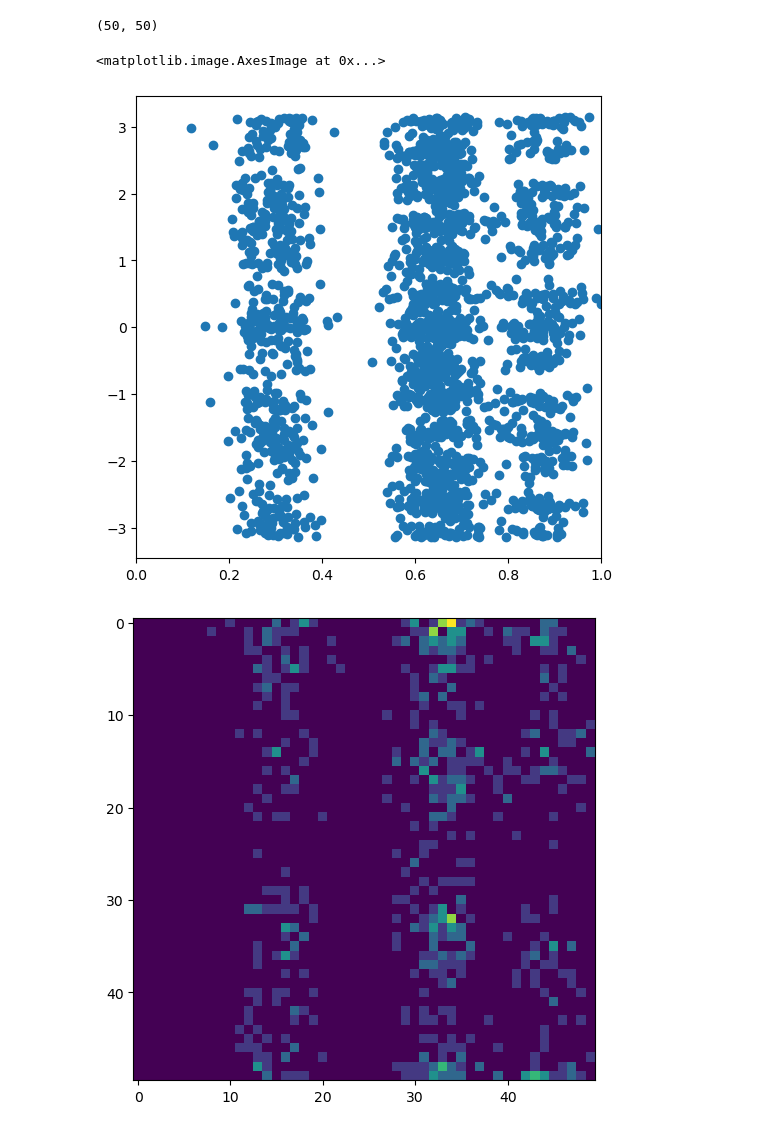
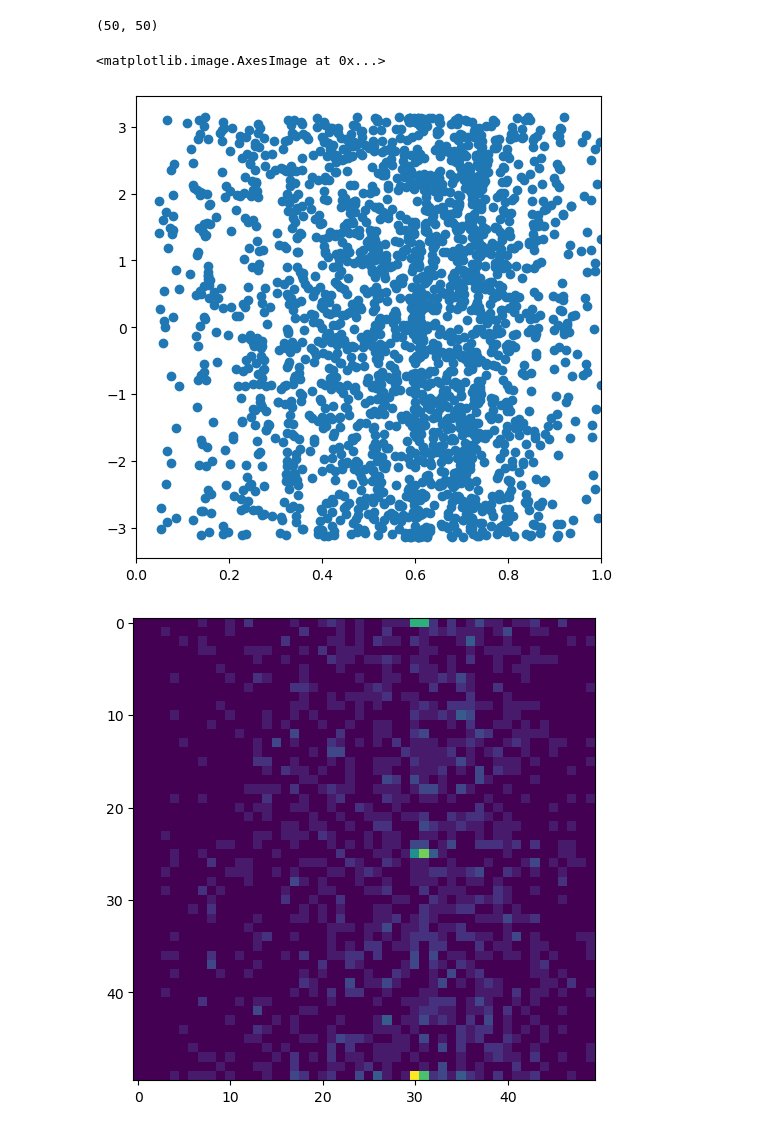
Before and after one commit to byungjunkim12/23-cyclo_modul_OFDM, a Jupyter notebook: python/tb.ipynb, the cells around one changed output. Saved outputs shown, nothing was run; the diff lists cells and outputs as text; code cells hidden in the pictures.

Commit message:
finalize model structure for wlan

```diff
--- a/python/tb.ipynb
+++ b/python/tb.ipynb
@@ -17,11 +17,12 @@ from torch.utils.data import DataLoader
 import matplotlib.pyplot as plt
 pi = math.pi
 # %%
-imgSize = 50
+imgSizePsk = 15
+imgSizeQam = 50
 coord = 'sph'
 
 SNRVec = np.arange(5, 46, 5, dtype=int)
-lowestMod = '16qam' # {psk, 16qam, 64qam, test}
+lowestMod = 'test' # {test, psk, qam}
 
 samplingRate = 20e6
 longestPreambleLen = 1200
@@ -32,6 +33,10 @@ if lowestMod == 'test' or lowestMod == 'psk':
     angleMod = False
 else:
     angleMod = True
+if lowestMod == 'test':
+    testFlag = True
+else:
+    testFlag = False
 
 f = open('./inputJson/test.json')
 dataPath = json.load(f)['data_path']
@@ -48,26 +53,3 @@ modList = np.array(classJson['modList'], dtype=object)
-# %%
-def imgData(audio_input, imgSize, angleMod):
-    horIndex = np.ceil(np.abs(audio_input) / (np.max(np.abs(audio_input)) / imgSize)).reshape(-1, 1)
-    if angleMod:
-        verIndex = np.ceil(np.angle(audio_input) / ((pi/2) / imgSize)).reshape(-1, 1)
-    else:
-        verIndex = np.ceil(np.angle(audio_input) / (pi / imgSize)).reshape(-1, 1)
-    horIndex[horIndex == imgSize] = imgSize-1
-    verIndex[verIndex == imgSize] = imgSize-1
-
-    horIndexIndicator = np.reshape(np.arange(imgSize), (-1, 1)) ==\
-        np.reshape(horIndex, (1, 1, np.size(horIndex)))
-    if angleMod:
-        verIndexIndicator = np.transpose(np.reshape(np.arange(imgSize), (-1, 1)) ==\
-            (np.reshape(verIndex, (1, 1, np.size(verIndex)))), (1,0,2))
-    else:
-        verIndexIndicator = np.transpose(np.reshape(np.arange((-imgSize+1), (imgSize+1), 2), (-1, 1)) ==\
-            (np.reshape(verIndex, (1, 1, np.size(verIndex)))), (1,0,2))
-    # print(horIndexIndicator.shape, verIndexIndicator.shape)
-
-    Input = np.expand_dims(np.sum(horIndexIndicator * verIndexIndicator, axis=2).astype(float), 0)
-    # print(Input.shape)
-    return Input
 # %%
 dataDict = {file:[] for file in protocolList}
 for i, protocol in enumerate(protocolList):
@@ -170,8 +153,8 @@ NRDLc Normal 256 0
 # %%
 # dataDict['wlanHT']['Extended'][4][30]['input'][0][0, :, :].flatten().shape
 # print(feat)
-dirFileName = '/project/iarpa/dataset/cyclo_modul_OFDM/simulation/train/wlanHE/wlanHE_Extended_16qam/wlanHE_Extended_16_0_20_20_0.4_24.32cf'
-dirMetadataFile = open('/project/iarpa/dataset/cyclo_modul_OFDM/simulation/train/wlanHE/wlanHE_Extended_16qam/wlanHE_Extended_16_0_20_20_0.4_24.metadata')
+dirFileName = '/project/iarpa/dataset/cyclo_modul_OFDM/simulation/train/wlanHE/wlanHE_Extended_256qam/wlanHE_Extended_256_0_30_20_0.4_24.32cf'
+dirMetadataFile = open('/project/iarpa/dataset/cyclo_modul_OFDM/simulation/train/wlanHE/wlanHE_Extended_256qam/wlanHE_Extended_256_0_30_20_0.4_24.metadata')
 loadMetadata = json.load(dirMetadataFile)
 
 # print(dirFileName)
@@ -189,36 +172,36 @@ inputStartIndex = int(random.randint(longestPreambleLen, data.shape[0]-inputLen)
 
 inputIQ = data[inputStartIndex:inputStartIndex+inputLen]
 firstIndexTruth = (-1 * inputStartIndex + preambleLen) % (nSubC+CPLen)
 # print(inputIQ.shape[0], inputStartIndex, firstIndexTruth)
 
 CFOtruth = getCFOtruth(loadMetadata)
 # print(CFOtruth)
 # print(estCFO(inputIQ, nSubC, CPLen, firstIndexTruth, samplingRate))
 
 inputIQ_CFOest = corrCFO(inputIQ, nSubC, CPLen, firstIndexTruth, samplingRate, 2)
 feat = getModFeat(inputIQ_CFOest, nSubC, CPLen, firstIndexTruth, nSym, removeNull, False)
-imgDataResult = np.squeeze(imgData(feat, imgSize, angleMod))
+imgDataResult = np.squeeze(imgData(feat, imgSizeQam, angleMod))
 print(imgDataResult.shape)
 
 feat = torch.from_numpy(feat)
 
 plt.figure(figsize=(6,6))
 plt.scatter(torch.divide(torch.abs(feat), torch.max(torch.abs(feat))), torch.angle(feat))
 plt.xlim(0, 1)
 
 plt.figure(figsize=(6,6))
 plt.imshow(imgDataResult)
 # print(horIndexIndicator.shape, verIndexIndicator.shape)
 # print(np.max(horIndex), np.max(verIndex), np.min(horIndex), np.min(verIndex))
 # print(imgInput.shape, absMax)
 # xylim = 0.06
 # plt.xlim((-xylim, xylim))
 # plt.ylim((-xylim, xylim))
 # %% [output]
 (50, 50)
 <matplotlib.image.AxesImage at 0x...>
-[figure, old version]
+[figure, new version]
-[figure, old version]
+[figure, new version]
 # %%
 trList = list()
 valList = list()
```
Also changed, not shown: parts of 9 cells of this notebook, 2 other files.
